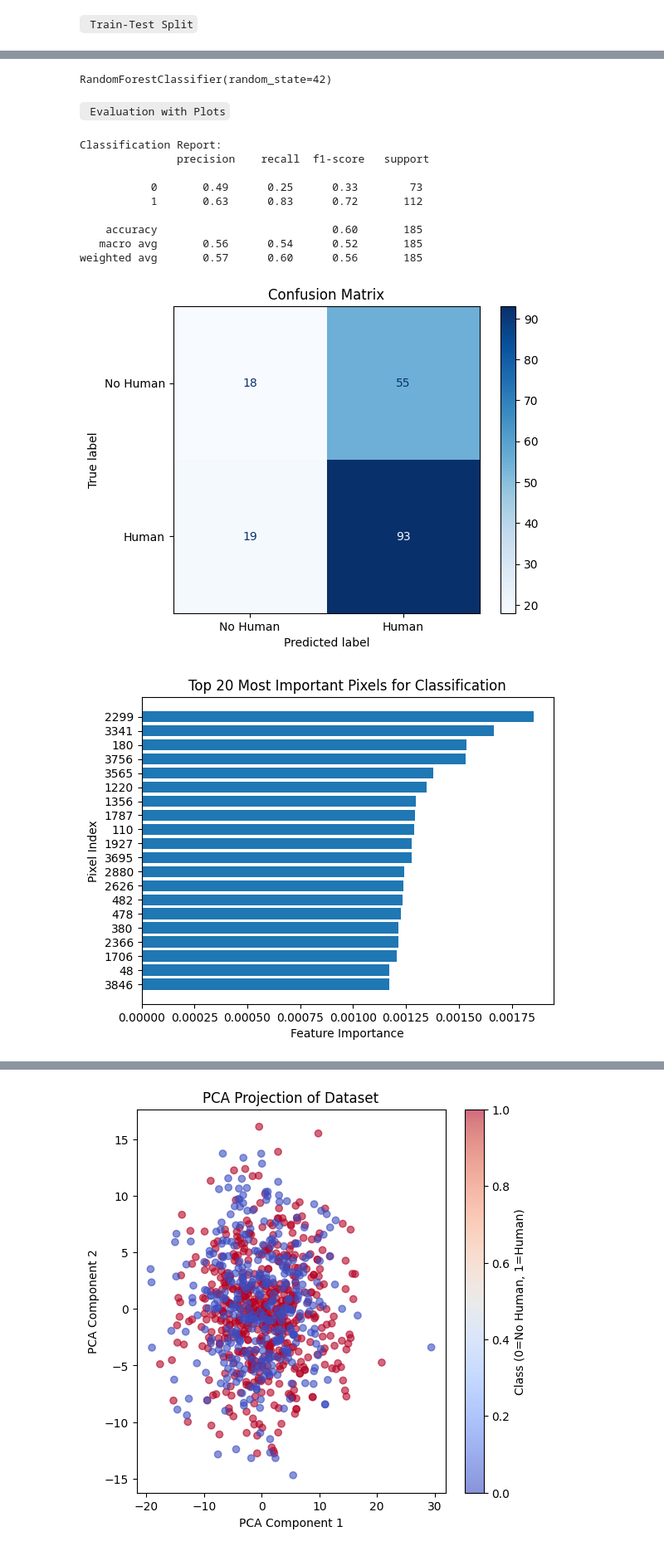
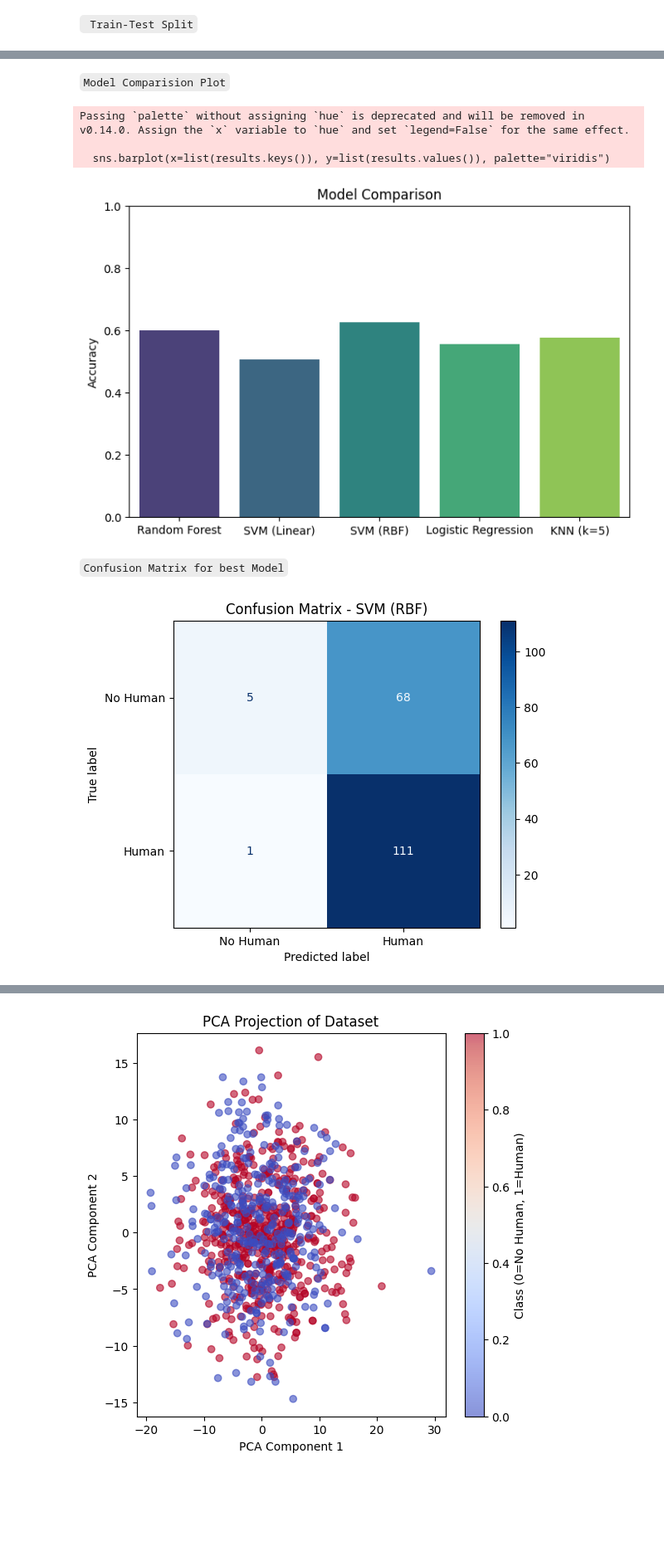
Before and after one commit to Tanish-Sarkar/Human-Presence-Detection, a Jupyter notebook: Notebooks/Applied_Machine_Learning.ipynb, the cells around one changed output, grey strips where cells are left out. Shown at 83% size. Drawn from its saved outputs; the diff is of its cells as text; code cells hidden in the pictures; blank space fills up the shorter version.

```diff
--- a/Notebooks/Applied_Machine_Learning.ipynb
+++ b/Notebooks/Applied_Machine_Learning.ipynb
@@ -61,7 +69,5 @@ plt.show()
 # %% [markdown]
 ` Train-Test Split`
 # %%
-X_train, X_test, y_train, y_test = train_test_split(
-    X, y, test_size=0.2, random_state=42, stratify=y
-)
+X_train, X_test, y_train, y_test = train_test_split(X, y, test_size=0.2, random_state=42, stratify=y)
 # %% [markdown]
@@ -68,0 +77,19 @@ X_train, X_test, y_train, y_test = train_test_split(
+# %%
+models = {
+    "Random Forest": RandomForestClassifier(n_estimators=100, random_state=42),
+    "SVM (Linear)": SVC(kernel='linear', random_state=42),
+    "SVM (RBF)": SVC(kernel='rbf', random_state=42),
+    "Logistic Regression": LogisticRegression(max_iter=1000, random_state=42),
+    "KNN (k=5)": KNeighborsClassifier(n_neighbors=5)
+}
+# %%
+results = {}
+
+for name, model in models.items():
+    model.fit(X_train, y_train)
+    y_pred = model.predict(X_test)
+    acc = accuracy_score(y_test, y_pred)
+    results[name] = acc
+    print(f"\n=== {name} ===")
+    print("Accuracy:", acc)
+    print(classification_report(y_test, y_pred))
@@ -69,42 +114,29 @@ X_train, X_test, y_train, y_test = train_test_split(
+# %% [markdown]
+`Model Comparision Plot`
 # %%
-clf = RandomForestClassifier(n_estimators=100, random_state=42)
-clf.fit(X_train, y_train)
+plt.figure(figsize=(8,5))
+sns.barplot(x=list(results.keys()), y=list(results.values()), palette="viridis")
+plt.ylabel("Accuracy")
+plt.title("Model Comparison")
+plt.ylim(0,1)
+plt.show()
 # %% [output]
-RandomForestClassifier(random_state=42)
+Passing `palette` without assigning `hue` is deprecated and will be removed in v0.14.0. Assign the `x` variable to `hue` and set `legend=False` for the same effect.
+
+  sns.barplot(x=list(results.keys()), y=list(results.values()), palette="viridis")
+[figure, added]
 # %% [markdown]
-` Evaluation with Plots`
+`Confusion Matrix for best Model`
 # %%
-y_pred = clf.predict(X_test)
+best_model_name = max(results, key=results.get)
+best_model = models[best_model_name]
+y_pred_best = best_model.predict(X_test)
 
-# Classification Report
-print("Classification Report:\n", classification_report(y_test, y_pred))
-
-# Confusion Matrix
-cm = confusion_matrix(y_test, y_pred)
+cm = confusion_matrix(y_test, y_pred_best)
 disp = ConfusionMatrixDisplay(confusion_matrix=cm, display_labels=["No Human", "Human"])
 disp.plot(cmap=plt.cm.Blues)
-plt.title("Confusion Matrix")
+plt.title(f"Confusion Matrix - {best_model_name}")
 plt.show()
-
-# Feature importance (Top 20)
-importances = clf.feature_importances_
-indices = np.argsort(importances)[-20:]
-plt.barh(range(len(indices)), importances[indices], align="center")
-plt.yticks(range(len(indices)), indices)
-plt.xlabel("Feature Importance")
-plt.ylabel("Pixel Index")
-plt.title("Top 20 Most Important Pixels for Classification")
-plt.show()
 # %% [output]
-Classification Report:
-               precision    recall  f1-score   support
-
-           0       0.49      0.25      0.33        73
-           1       0.63      0.83      0.72       112
-
-    accuracy                           0.60       185
-   macro avg       0.56      0.54      0.52       185
-weighted avg       0.57      0.60      0.56       185
-[figure, old version]
+[figure, new version]
-[figure, removed]
 # %% [markdown]
```
Also changed, not shown: parts of 10 cells of this notebook, 1 other file.
